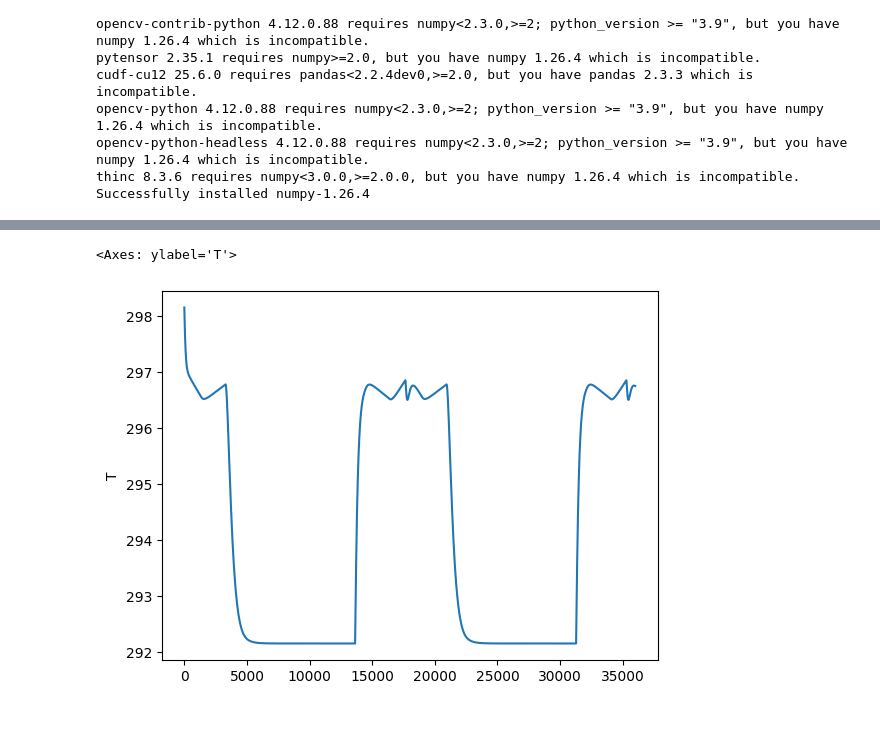
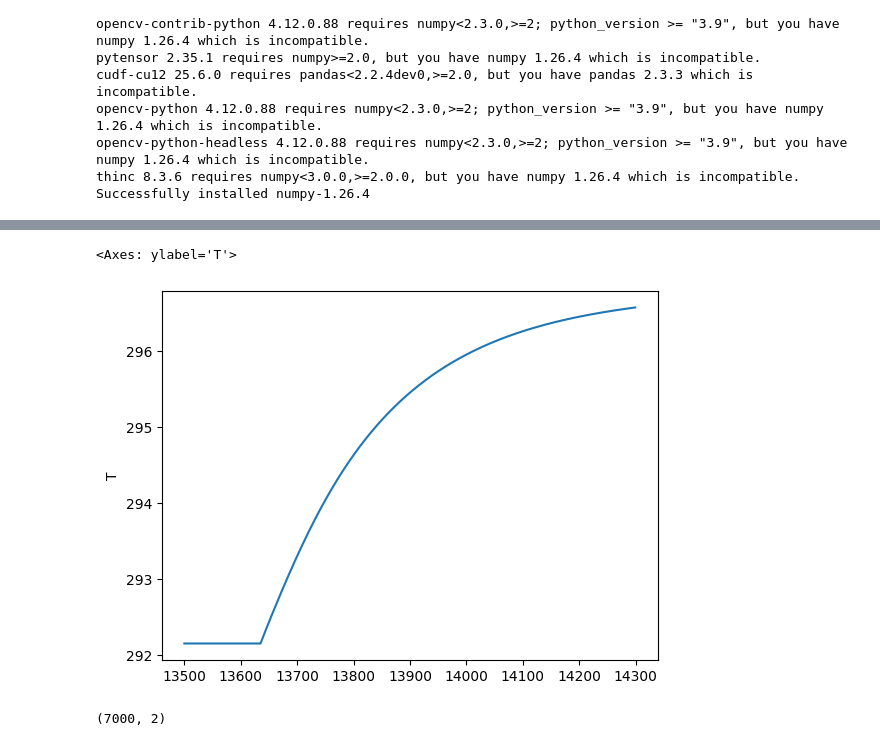
Before and after one commit to rhqrhq/Adversarial_Examples_Papers, a Jupyter notebook: pTRpred.ipynb, the cells around one changed output, grey strips where cells are left out. Cells and saved outputs as stored; diff of their text form; code cells hidden in the pictures.

```diff
--- a/pTRpred.ipynb
+++ b/pTRpred.ipynb
@@ -1256,6 +1259,6 @@ Index(['T', 'Q1', 'S1', 'IT', 'V'], dtype='object')
 # %%
 import seaborn as sns
-sns.lineplot(df1["T"])
+sns.lineplot(df1.iloc[13500:14300,:]["T"])
 # %% [output]
 <Axes: ylabel='T'>
-[figure, old version]
+[figure, new version]
@@ -1263,0 +1272,4 @@ sns.lineplot(df1["T"])
+# %%
+df_s.shape
+# %% [output]
+(7000, 2)
```
Also changed, not shown: parts of 14 cells of this notebook.
